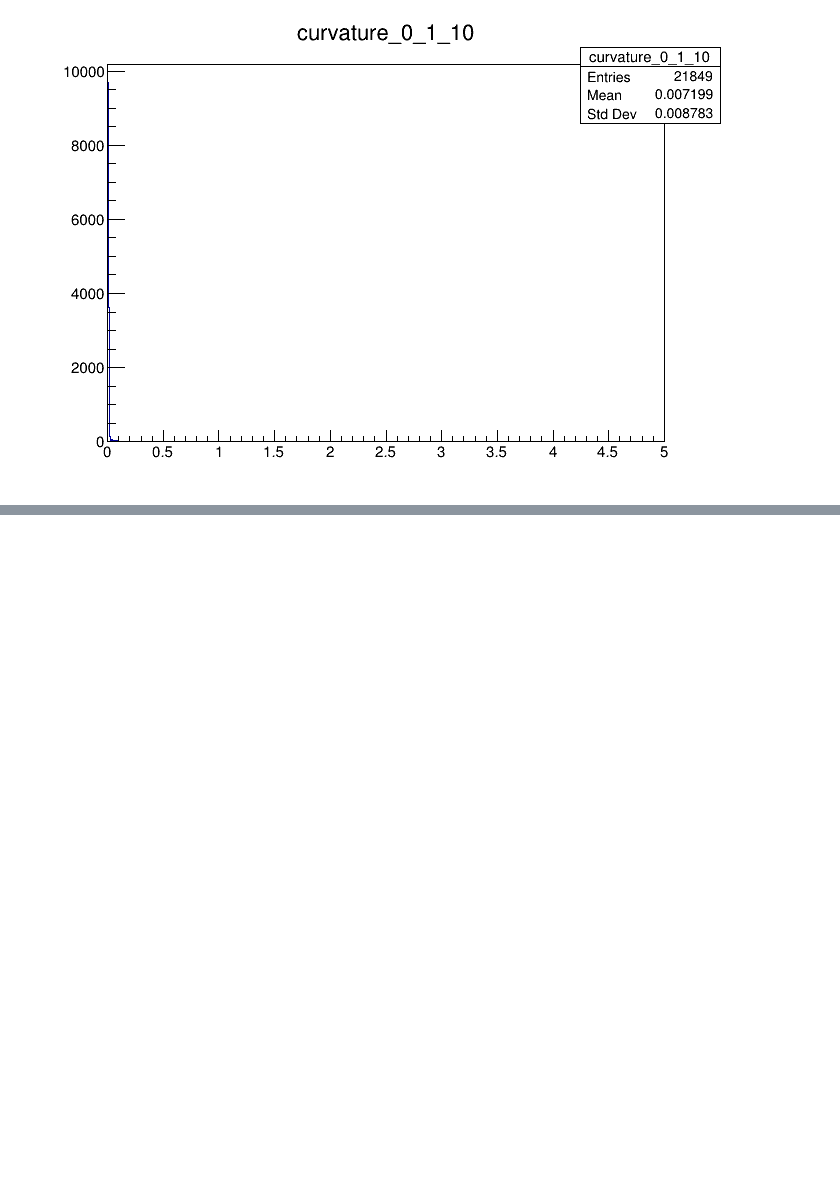
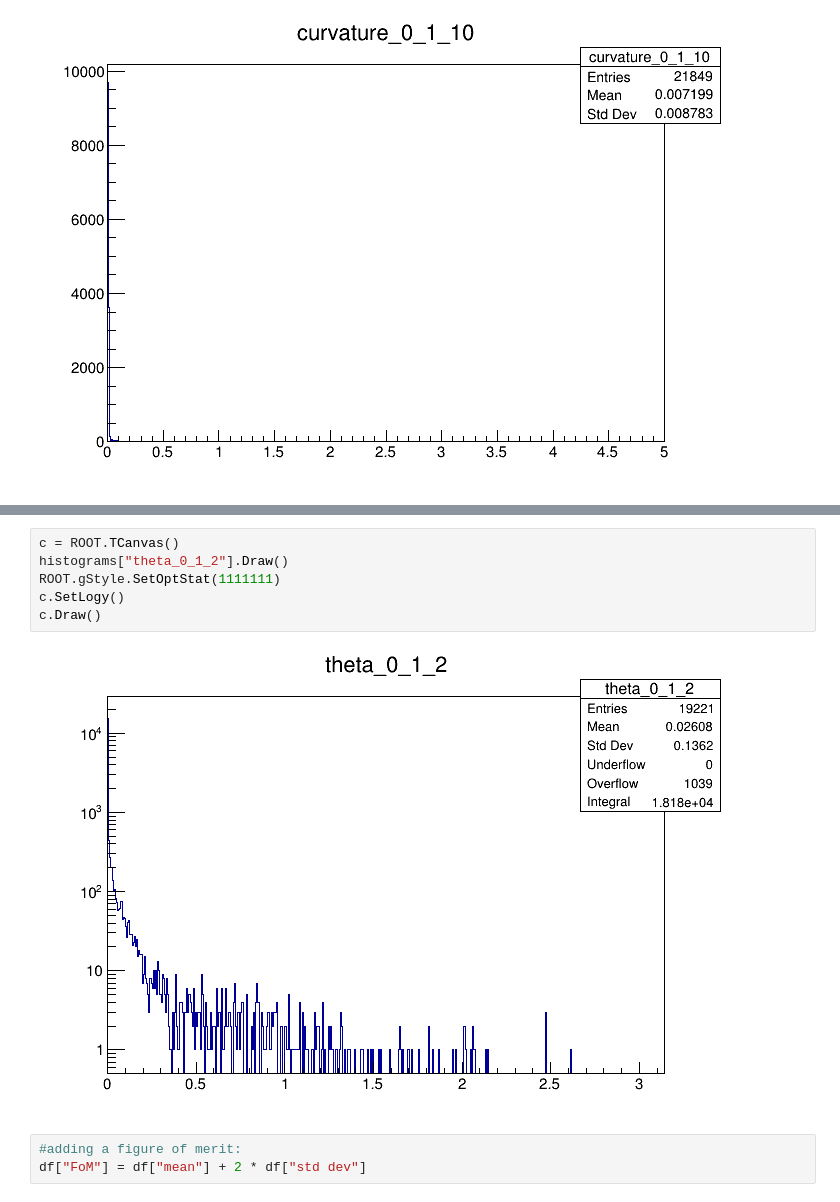
Before and after one commit to CarstenHensel/CAStripTools, a Jupyter notebook: HitAnalyzer.ipynb, the cells around one changed output, grey strips where cells are left out. Saved outputs shown, nothing was run; the diff lists cells and outputs as text; blank space fills up the shorter version.

```diff
--- a/HitAnalyzer.ipynb
+++ b/HitAnalyzer.ipynb
@@ -103,0 +116,11 @@ c.Draw()
+# %%
+c = ROOT.TCanvas()
+histograms["theta_0_1_2"].Draw()
+ROOT.gStyle.SetOptStat(1111111)
+c.SetLogy()
+c.Draw()
+# %% [output]
+[figure, added]
+# %%
+#adding a figure of merit:
+df["FoM"] = df["mean"] + 2 * df["std dev"]
```
Also changed, not shown: parts of 7 cells of this notebook.
